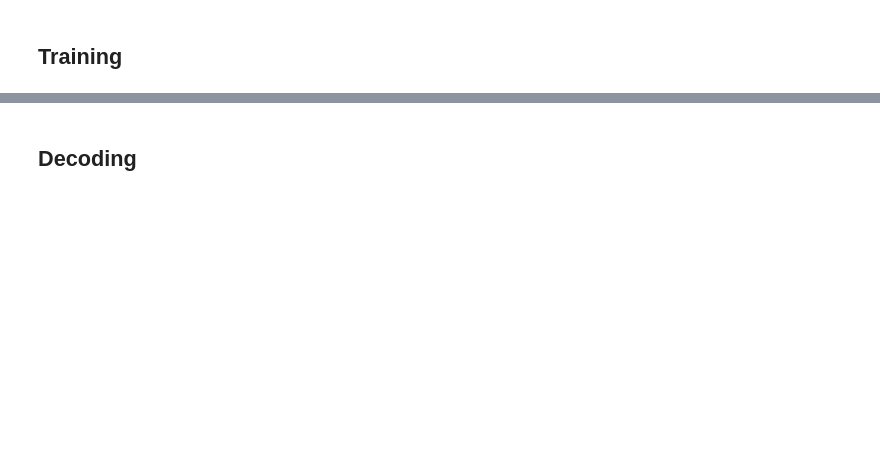
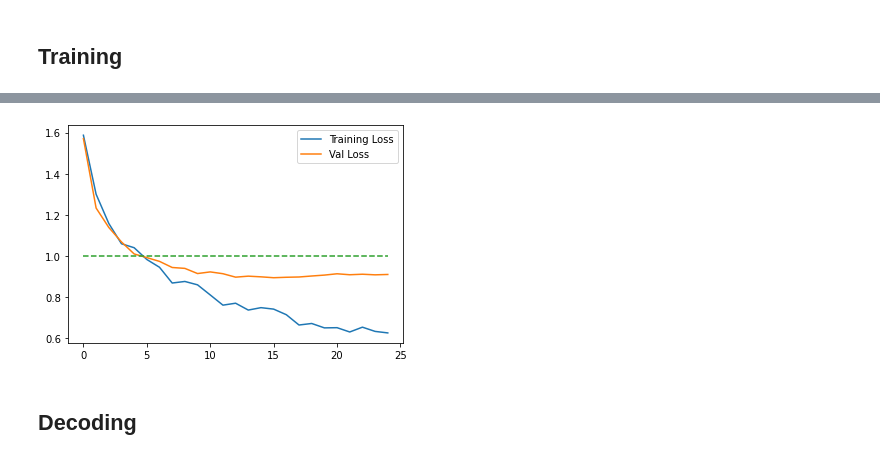
Before and after one commit to ms2892/SpeechRecognition, a Jupyter notebook: MLMI2_Lab_Augmented.ipynb, the cells around one changed output, grey strips where cells are left out. Saved outputs shown, nothing was run; the diff lists cells and outputs as text; code cells hidden in the pictures; blank space fills up the shorter version.

```diff
--- a/MLMI2_Lab_Augmented.ipynb
+++ b/MLMI2_Lab_Augmented.ipynb
@@ -56,18 +56,21 @@ mapping_vocab
 # %%
 DATA_PREFIX = 'D:/SR_dataset/'
 
-with open('train.json') as f:
+with open('train_fbank_aug.json') as f:
 
     train_json = json.load(f)
 
 # for i in train_json:
     # print(i,train_json[i])
 for i in train_json:
-    splits = train_json[i]['wav'].split('/')
+    splits = train_json[i]['fbank'].split('/')
 #     print(splits)
     split_index = splits.index('data')
     splits = splits[split_index:]
     new_file = DATA_PREFIX + '/'.join(splits)
-    train_json[i]['wav'] = new_file
-    print(train_json[i]['wav'])
+    train_json[i]['fbank'] = new_file
+    print(train_json[i]['fbank'])
+
+with open('train_fbank_aug.json', 'w') as outfile:
+    json.dump(train_json, outfile)
 # %% [output]
@@ -435,8 +459,8 @@ else:
 
 args = {'seed': 123,
         'train_json': 'train_fbank_aug.json',
-        'val_json': 'dev_fbank_aug.json',
-        'test_json': 'test_fbank_aug.json',
+        'val_json': 'dev_fbank.json',
+        'test_json': 'test_fbank.json',
         'batch_size': 4,
         'num_layers': 1,
         'fbank_dims': 23,
@@ -479,0 +526,19 @@ plt.show()
+# %%
+from datetime import datetime
+from trainer import train
+start = datetime.now()
+model.to(args.device)
+model_path,history = train(model, args)
+end = datetime.now()
+duration = (end - start).total_seconds()
+print('Training finished in {} minutes.'.format(divmod(duration, 60)[0]))
+print('Model saved to {}'.format(model_path))
+
+import matplotlib.pyplot as plt
+temp = [1]*len(history['loss'])
+plt.plot(history['loss'],label='Training Loss')
+plt.plot(history['val_loss'],label='Val Loss')
+plt.plot(temp,'--')
+plt.legend()
+plt.show()
+# %% [output]
@@ -480,3 +562,4 @@ plt.show()
+[figure, added]
 # %% [markdown]
 ## Decoding
 # %%
```
Also changed, not shown: parts of 19 cells of this notebook, 28 other files.
